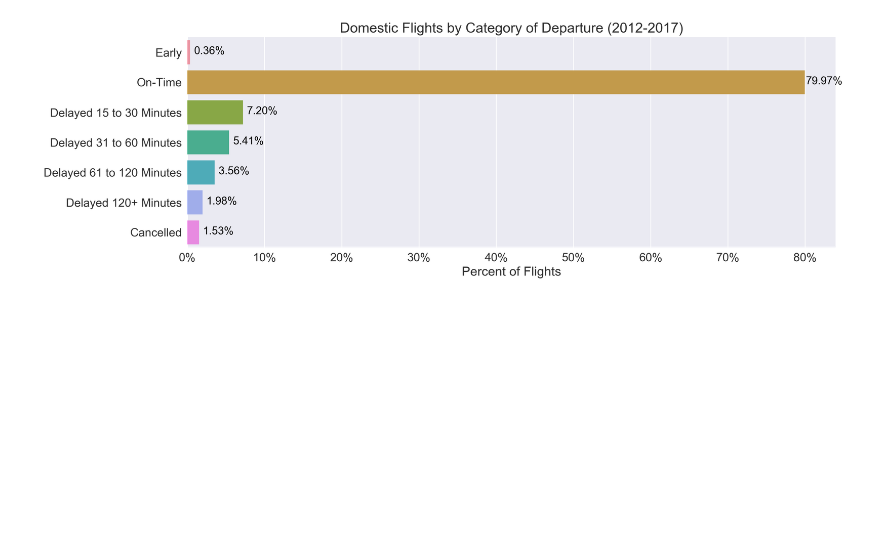
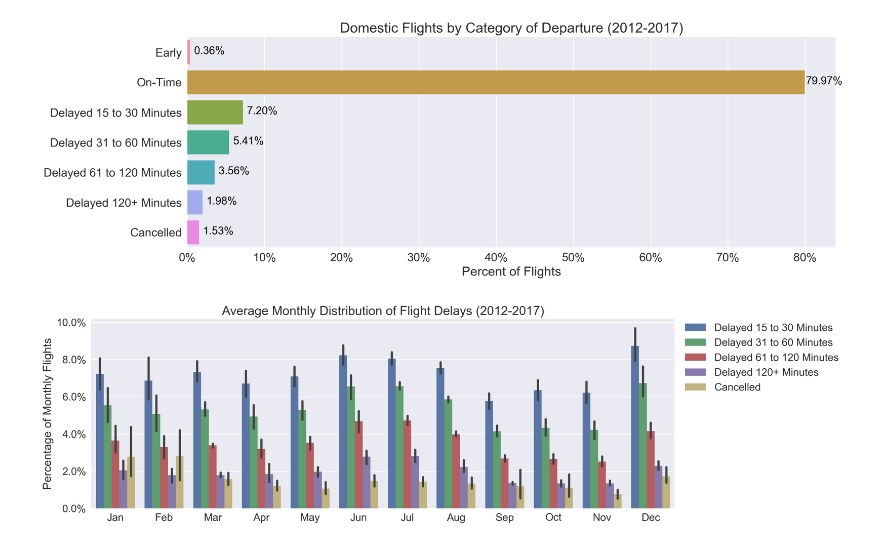
Before and after one commit to aviationweather/airport-delays, a Jupyter notebook: notebooks/eda/flight-departure-delays-grouped-by-magnitude-of-delay.ipynb, the cells around one changed output. Saved outputs shown, nothing was run; the diff lists cells and outputs as text; code cells hidden in the pictures; blank space fills up the shorter version.

Commit message:
departure categories eda for post

```diff
--- a/notebooks/eda/flight-departure-delays-grouped-by-magnitude-of-delay.ipynb
+++ b/notebooks/eda/flight-departure-delays-grouped-by-magnitude-of-delay.ipynb
@@ -37,6 +37,25 @@ departure_status = """
 path_to_csv = './../../data/processed/flights-departures-by-category-by-month.csv'
 #departure_delays.to_csv('./../../data/processed/flights-departures-by-category-by-month.csv')
 departure_delays = pd.read_csv(path_to_csv)
+
+def prepare_departure_data(data):
+    # Provide human readable labels
+    display_label_map = {
+        'EARLY': 'Early',
+        'ON_TIME': 'On-Time',
+        'DELAYED_15_TO_30': 'Delayed 15 to 30 Minutes',
+        'DELAYED_31_TO_60': 'Delayed 31 to 60 Minutes',
+        'DELAYED_61_TO_120': 'Delayed 61 to 120 Minutes',
+        'DELAYED_120_PLUS': 'Delayed 120+ Minutes',
+        'CANCELLED': 'Cancelled'
+    }
+    data['label'] = data['departure_status'].map(display_label_map)
+    data['day'] = 1
+    data['date'] = pd.to_datetime(data[['year', 'month', 'day']])
+
+    return data[['date', 'departure_status', 'label', 'flights']]
+
+departure_delays = prepare_departure_data(departure_delays)
 departure_delays.info()
 # %% [output]
 <class 'pandas.core.frame.DataFrame'>
@@ -115,3 +129,51 @@ def generate_category_distribution_plot(data):
 generate_category_distribution_plot(departure_delays)
 # %% [output]
 [figure]
+# %%
+from matplotlib.ticker import PercentFormatter
+import calendar
+import numpy as np
+
+def generate_monthly_percentage_plot(data):
+    # Calculate Total Flights By Month
+    total_monthly_flights = data.groupby('date').sum()['flights'].rename('monthly_totals').reset_index()
+
+    # Create Monthly Totals By Category
+    categories_by_month = data.groupby(['date', 'label']).sum().reset_index()
+
+    # Merge dataframes
+    m = pd.merge(left=categories_by_month, right=total_monthly_flights, left_on='date', right_on='date')
+
+    # Calculate categorical fraction of total by month
+    m['fraction'] = m['flights'] / m['monthly_totals']
+
+    # Generate 'month' column for grouping by seaborn
+    m['month'] = m['date'].dt.month
+
+    # drop 'on-time' and 'early'
+    boolean_filter = (m['label'] != 'On-Time') & (m['label'] != 'Early')
+    m = m[boolean_filter]
+
+    hue_order = ['Delayed 15 to 30 Minutes', 'Delayed 31 to 60 Minutes', 'Delayed 61 to 120 Minutes',
+                 'Delayed 120+ Minutes', 'Cancelled']
+
+    fig, ax = plt.subplots(figsize=(15, 5), dpi=240)
+    sns.barplot(data=m, x='month', y='fraction', hue='label', hue_order=hue_order, ax=ax)
+
+    plt.legend(bbox_to_anchor=(1.01, 1), loc=2, borderaxespad=0.)
+
+    #
+    plt.xlabel
+
+    # Format axis labels
+    ax.yaxis.set_major_formatter(PercentFormatter(xmax=1))
+    plt.xticks(np.arange(12), calendar.month_abbr[1:13], rotation=0)
+    plt.title('Average Monthly Distribution of Flight Delays (2012-2017)')
+    plt.ylabel('Percentage of Monthly Flights')
+    plt.xlabel('')
+    save_figure('flights-by-departure-category.png')
+    plt.show()
+
+generate_monthly_percentage_plot(departure_delays)
+# %% [output]
+[figure, added]
```
Also changed, not shown: parts of 3 cells of this notebook, 2 other files.
